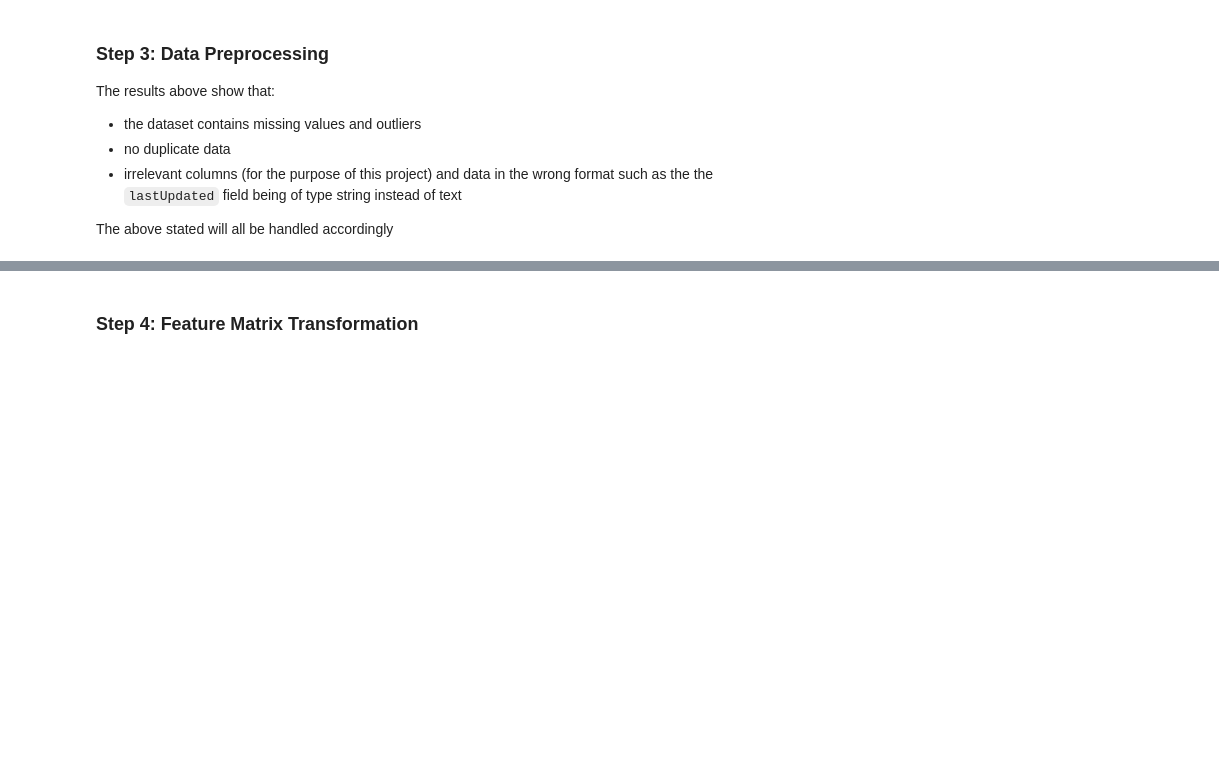
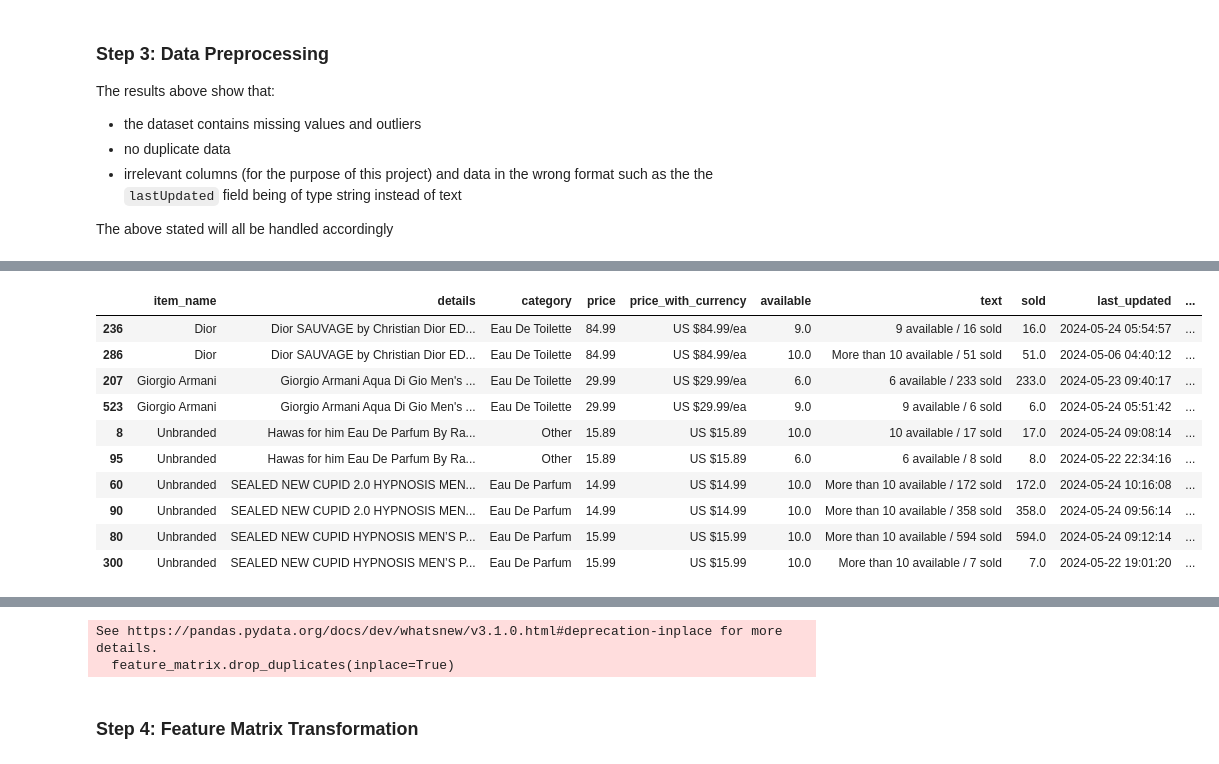
Before and after one commit to Mimi97-aqua/msc_projects, a Jupyter notebook: com7022/analysis.ipynb, the cells around one changed output, grey strips where cells are left out. Cells and saved outputs as stored; diff of their text form; code cells hidden in the pictures; blank space fills up the shorter version.

```diff
--- a/com7022/analysis.ipynb
+++ b/com7022/analysis.ipynb
@@ -382,0 +317,70 @@ See https://pandas.pydata.org/docs/dev/whatsnew/v3.1.0.html#deprecation-inplace
+# %%
+# 8. drop duplicates
+# No rowwise duplicates were found but they exist across a subset
+cols=["details", "item_name", "price", "category"]
+display(df[df.duplicated(subset=cols, keep=False)].sort_values(by=cols))
+print(df.duplicated(subset=["details", "item_name", "price", "category"]).sum())
+print(df.shape)
+
+df = (
+    df.sort_values('last_updated', ascending=False) # puts most recent listing first
+    .groupby(cols, as_index=False)
+    .agg({
+        'category': 'first',
+        'price_with_currency': 'first',
+        'currency': 'first',
+        'size_ml': 'first',
+        'size_imputed': 'first',
+        'price_per_ml': 'first',
+        'item_location': 'first', # keeps location of the most recent update
+        'last_updated': 'max', # keeps latest timestamo
+        'days_since_update': 'min', # keeps the smallest days since update
+        'available': 'sum', # sums available products across duplicates
+        'sold': 'sum',
+        'revenue': 'sum',
+        'stock_censored': 'max', # Flags 1 if any duplicate was sensored
+        'stock_unknown': 'max', # Flasgs 1 if any duplicate was unknown
+        'text': lambda x: x.iloc[0] if len(x) == 1 else 'N/A' # keeps original text if single row; set to 'N/A' if merged from duplicates
+    })
+)
+print(df.duplicated(subset=["details", "item_name", "price", "category"]).sum())
+print(df.duplicated().sum())
+print(df.shape)
+
+# 9. handle outliers - all outliers are retained
+
+# 10. drop irrelevant columns
+irrelevant_columns = ['price_with_currency', 'item_name', 'text', 'details', 'last_updated', 'item_location', 'currency',
+                      'stock_censored', 'stock_unknown', 'days_since_update', 'price_per_ml', 'size_imputed', 'revenue', 'size_ml']
+feature_matrix = df.drop(columns=irrelevant_columns)
+cleaned_df = df.drop(columns=['price_with_currency'])
+
+# 10. final checks and modifications
+print(cleaned_df.columns)
+print(cleaned_df.isna().sum())
+print(cleaned_df.duplicated().sum())
+cleaned_df = cleaned_df.astype({'sold': int, 'available': int})
+
+print(feature_matrix.columns)
+print(feature_matrix.isnull().sum())
+print(feature_matrix.duplicated().sum())
+feature_matrix = feature_matrix.astype({'sold': int, 'available': int})
+
+feature_matrix.drop_duplicates(inplace=True)
+print(feature_matrix.duplicated().sum())
+
+# 11 export cleaned datasets
+cleaned_df.to_csv('cleaned_data/sales_data_cleaned.csv', index=False)
+feature_matrix.to_csv('cleaned_data/feature_matrix.csv', index=False)
+# %% [output]
+|  | item_name | details | category | price | price_with_currency | available | text | sold | last_updated | ... |
+| 236 | Dior | Dior SAUVAGE by Christian Dior ED... | Eau De Toilette | 84.99 | US $84.99/ea | 9.0 | 9 available / 16 sold | 16.0 | 2024-05-24 05:54:57 | ... |
+| 286 | Dior | Dior SAUVAGE by Christian Dior ED... | Eau De Toilette | 84.99 | US $84.99/ea | 10.0 | More than 10 available / 51 sold | 51.0 | 2024-05-06 04:40:12 | ... |
+| 207 | Giorgio Armani | Giorgio Armani Aqua Di Gio Men's ... | Eau De Toilette | 29.99 | US $29.99/ea | 6.0 | 6 available / 233 sold | 233.0 | 2024-05-23 09:40:17 | ... |
+| 523 | Giorgio Armani | Giorgio Armani Aqua Di Gio Men's ... | Eau De Toilette | 29.99 | US $29.99/ea | 9.0 | 9 available / 6 sold | 6.0 | 2024-05-24 05:51:42 | ... |
+| 8 | Unbranded | Hawas for him Eau De Parfum By Ra... | Other | 15.89 | US $15.89 | 10.0 | 10 available / 17 sold | 17.0 | 2024-05-24 09:08:14 | ... |
+| 95 | Unbranded | Hawas for him Eau De Parfum By Ra... | Other | 15.89 | US $15.89 | 6.0 | 6 available / 8 sold | 8.0 | 2024-05-22 22:34:16 | ... |
+| 60 | Unbranded | SEALED NEW CUPID 2.0 HYPNOSIS MEN... | Eau De Parfum | 14.99 | US $14.99 | 10.0 | More than 10 available / 172 sold | 172.0 | 2024-05-24 10:16:08 | ... |
+| 90 | Unbranded | SEALED NEW CUPID 2.0 HYPNOSIS MEN... | Eau De Parfum | 14.99 | US $14.99 | 10.0 | More than 10 available / 358 sold | 358.0 | 2024-05-24 09:56:14 | ... |
+| 80 | Unbranded | SEALED NEW CUPID HYPNOSIS MEN’S P... | Eau De Parfum | 15.99 | US $15.99 | 10.0 | More than 10 available / 594 sold | 594.0 | 2024-05-24 09:12:14 | ... |
+| 300 | Unbranded | SEALED NEW CUPID HYPNOSIS MEN’S P... | Eau De Parfum | 15.99 | US $15.99 | 10.0 | More than 10 available / 7 sold | 7.0 | 2024-05-22 19:01:20 | ... |
@@ -383,3 +404,5 @@ See https://pandas.pydata.org/docs/dev/whatsnew/v3.1.0.html#deprecation-inplace
+See https://pandas.pydata.org/docs/dev/whatsnew/v3.1.0.html#deprecation-inplace for more details.
+  feature_matrix.drop_duplicates(inplace=True)
 # %% [markdown]
 ### Step 4: Feature Matrix Transformation
 # %%
```
Also changed, not shown: parts of 11 cells of this notebook, 2 other files.
